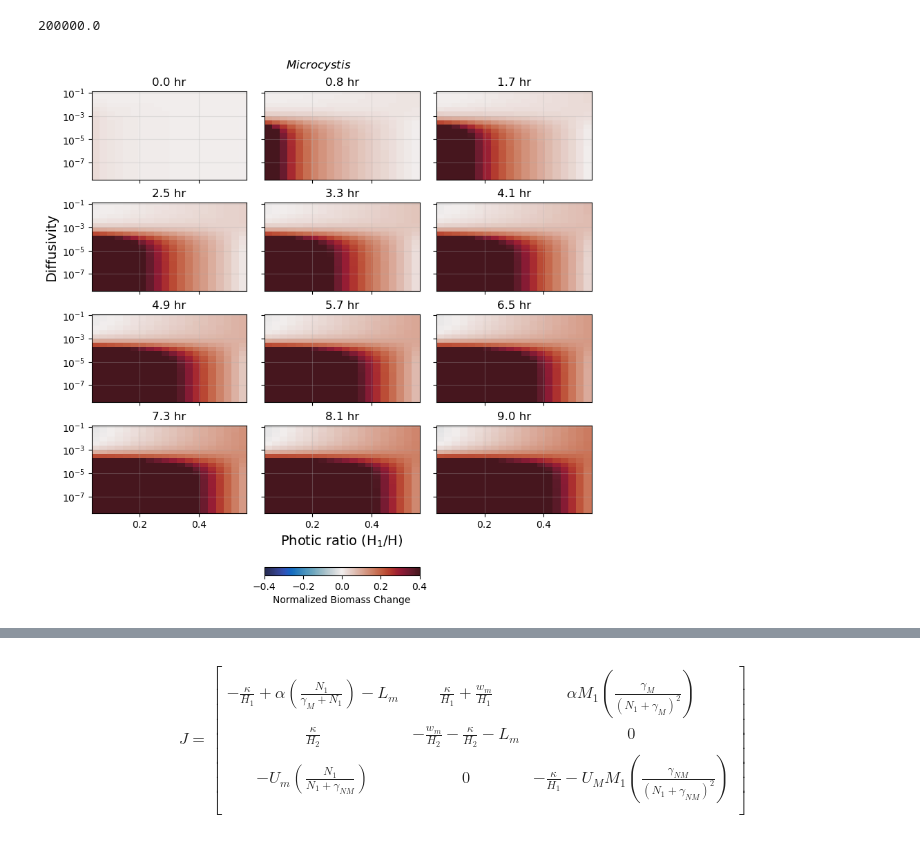
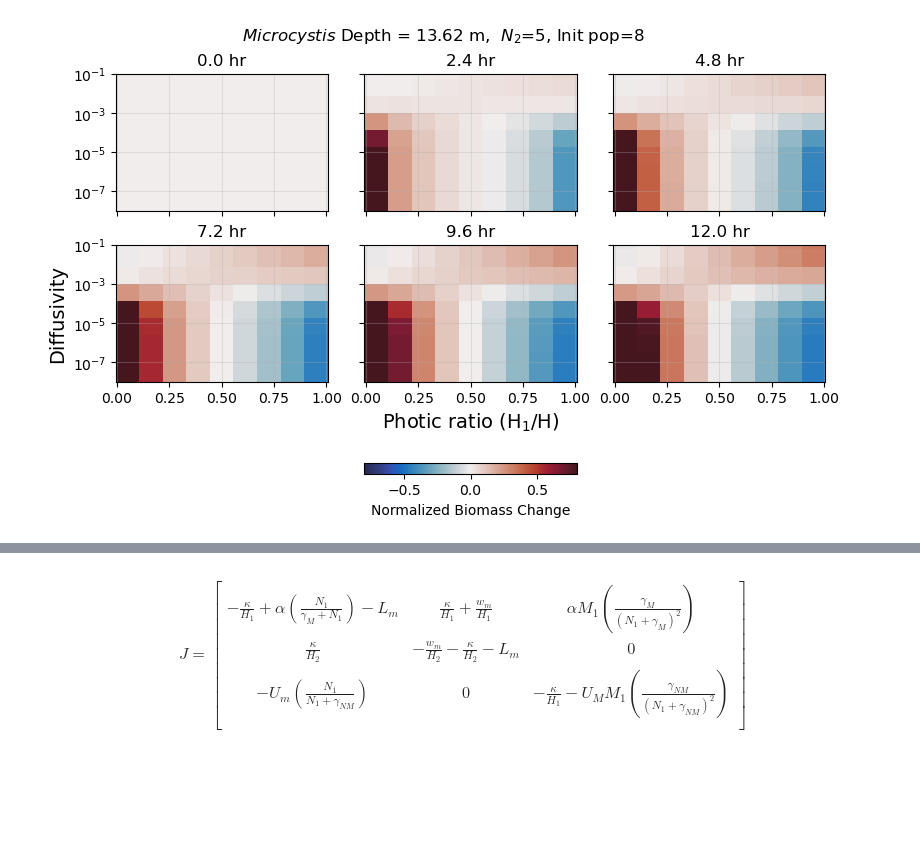
Before and after one commit to sienna-white/box_model, a Jupyter notebook: two_species.ipynb, the cells around one changed output, grey strips where cells are left out. Cells and saved outputs as stored; diff of their text form; code cells hidden in the pictures; blank space fills up the shorter version.

```diff
--- a/two_species.ipynb
+++ b/two_species.ipynb
@@ -50,7 +13,8 @@ importlib.reload(pm)
 
 cmap = cmo.cm.balance
 
-dst = xr.open_dataset("population_dataset_time_2umol.nc")
+dst = xr.open_dataset("population_dataset_NO3_30umol.nc")
+n0 = 30
 
 N = len(dst.kappa)
 NT = len(dst.t)
@@ -61,4 +25,5 @@ NV = len(dst.depth)
 # hr2s = 1/3600
 
 print(dst)
+hr2s = 1/3600
 # %% [output]
@@ -195,54 +214,86 @@ for ax in axs:
 # %%
 
-init_biomass = dst.m1.values[0, 0 ,0,0] + dst.m2.values[0, 0 ,0,0]
-print(init_biomass)
-fig, axs = plt.subplots(nrows=4, ncols=3, figsize=(8, 8), sharex=True, sharey=True, constrained_layout=True)
-axs = axs.flatten()
+
+id = 7
+ir = 5
+inut = 0
+ipop = 7
 
 
-# norm
-norm = mcolors.TwoSlopeNorm(vmin=-0.25, vcenter=0, vmax=0.25)
+# Depth = 5.00 m, R = 0.6, Kappa = 2e-04 (interesting)
+depth = dst.depth.values[id]
+ratio = dst.ratio.values[ir]
+n2 = dst.n2.values[inut]
+pop = dst.init.values[ipop]
+txt = "Depth = %2.2f m,  $N_2$=%d, Init pop=%d" % (depth, n2, pop)
+
+init_biomass = pop*2e6
 
 
 def normalize_color2(value):
     c = (value - init_biomass) / init_biomass
     # c = c.clip(-3, 3)
     return c
 
 
 def reshape_(data, N):
     return np.array(data).reshape(N, -1)
 
 
-id = 2
+KAPPA  = dst.kappa.values #[::-1]
+RATIO = dst.ratio.values
 
 depth = dst.depth.values[id]
+dst0 = dst.isel(n2=inut, init=ipop, depth=id)
+
+
+fig, axs = plt.subplots(nrows=2, ncols=3, figsize=(8, 5), sharex=True, sharey=True, constrained_layout=True)
+axs = axs.flatten()
 fig.suptitle("Depth = %2.2f" % depth)
 
-KAPPA  = dst.kappa.values
-RATIO = dst.ratio.values
-
-
-NT = 300
-for i, it in enumerate(range(1, NT, NT//11)):
-    # color = cmo.cm.haline(it/NT)
-    BIOMASS_M = dst.m1.values[it, id, :, :] + dst.m2.values[it, id, :, :]
+for i, it in enumerate([0, 100, 200, 300, 400, 499]):
+    axs[i].set_yscale('log')
+    BIOMASS_M = dst0.m1[it, :, :] + dst0.m2[it, :, :]
     relative = normalize_color2(BIOMASS_M) #reshape_(BIOMASS_M, N))
-
-    axs[i].set_yscale('log')
 
     axs[i].set_title("%2.1f hr" % (dst.t.values[it]/3600))
 
-    h = axs[i].pcolormesh(RATIO, KAPPA,
-                relative.T, linewidths=4, alpha=0.95, cmap=cmo.cm.balance, vmin=-4e-1, vmax=4e-1)
+    h = axs[i].pcolormesh(RATIO, KAPPA, relative.T, linewidths=4, alpha=0.95, cmap=cmo.cm.balance, vmin=-8e-1, vmax=8e-1)
 
 plt.colorbar(h, label='Normalized Biomass Change', orientation='horizontal',  pad=0.2, ax=axs[-2])
 
 axs[3].set_ylabel("Diffusivity", fontsize=14)
 axs[-2].set_xlabel("Photic ratio (H$_1$/H)", fontsize=14)
-plt.suptitle("$Microcystis$")
+text = "Microcystis (%s).png" % txt
+plt.suptitle("$Microcystis$ " +  txt)
 for ax in axs:
     ax.grid(alpha=0.3)
+    ax.set_ylim(KAPPA.min(), KAPPA.max())
+fig.savefig(text)
+
+
+fig, axs = plt.subplots(nrows=2, ncols=3, figsize=(8, 5), sharex=True, sharey=True, constrained_layout=True)
+axs = axs.flatten()
+fig.suptitle("Depth = %2.2f" % depth)
+
+for i, it in enumerate([0, 100, 200, 300, 400, 499]):
+    axs[i].set_yscale('log')
+    BIOMASS_M = dst0.d1[it, :, :] + dst0.d2[it, :, :]
+    relative = normalize_color2(BIOMASS_M) #reshape_(BIOMASS_M, N))
+
+    axs[i].set_title("%2.1f hr" % (dst.t.values[it]/3600))
+
+    h = axs[i].pcolormesh(RATIO, KAPPA, relative.T, linewidths=4, alpha=0.95, cmap=cmo.cm.balance, vmin=-8e-1, vmax=8e-1)
+
+plt.colorbar(h, label='Normalized Biomass Change', orientation='horizontal',  pad=0.2, ax=axs[-2])
+
+axs[3].set_ylabel("Diffusivity", fontsize=14)
+axs[-2].set_xlabel("Photic ratio (H$_1$/H)", fontsize=14)
+text = "Diatoms (%s).png" % txt
+plt.suptitle("Diatoms " +  txt)
+for ax in axs:
+    ax.grid(alpha=0.3)
+    ax.set_ylim(KAPPA.min(), KAPPA.max())
+fig.savefig(text)
 # %% [output]
-200000.0
-[figure, old version]
+[figure, new version]
```
Also changed, not shown: parts of 18 cells of this notebook, 10 other files.
